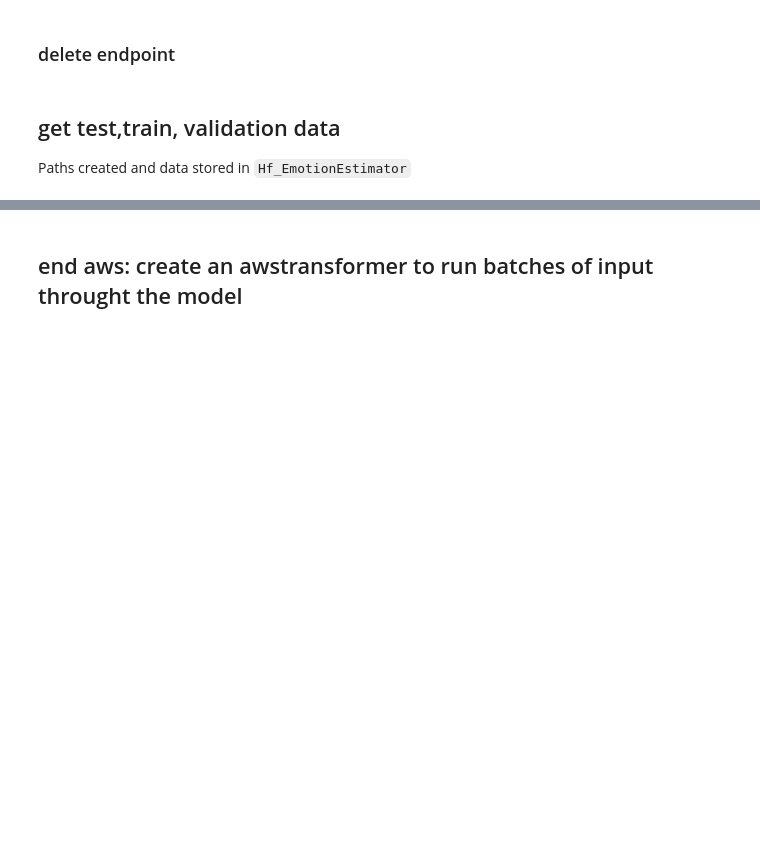
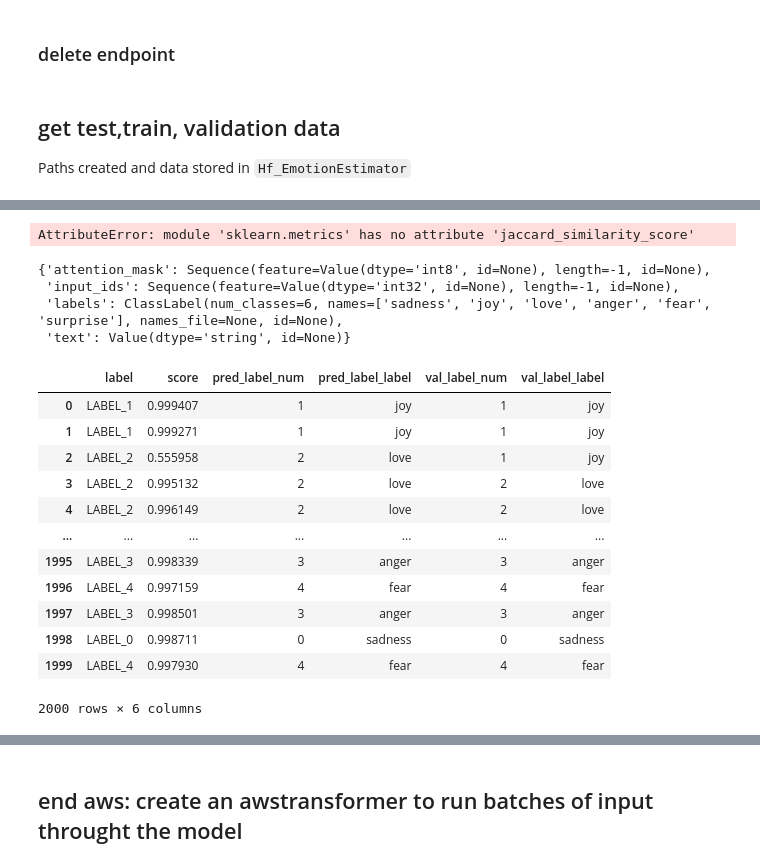
Before and after one commit to bdonkey/HuggingFacenotebooks, a Jupyter notebook: sagemaker/ss_01_getting_started_pytorch/Hf_EmotionsPredictor.ipynb, the cells around one changed output, grey strips where cells are left out. Cells and saved outputs as stored; diff of their text form; code cells hidden in the pictures; blank space fills up the shorter version.

```diff
--- a/sagemaker/ss_01_getting_started_pytorch/Hf_EmotionsPredictor.ipynb
+++ b/sagemaker/ss_01_getting_started_pytorch/Hf_EmotionsPredictor.ipynb
@@ -101,0 +210,21 @@ validation_dataset = load_from_disk(validation_input_path,fs=s3)
+# %%
+def val_label_int2str(row):
+    return validation_dataset.features["labels"].int2str(row)
+# %%
+validation_dataset.set_format(type="pandas")
+val_df = validation_dataset[:]
+
+# get lable class name that belongs to number
+val_df["label_name"] = val_df["labels"].apply(val_label_int2str)
+# %%
+bt_df = pd.DataFrame(batch_transform_result)
+
+# convert label_ pred to number
+bt_df['pred_label_num']=bt_df["label"].apply(lambda x: int(x[-1]))
+
+# get lable class name that belongs to number
+bt_df['pred_label_label'] = bt_df['pred_label_num'].apply(val_label_int2str)
+# %%
+#merge the correct labels with the predicted
+bt_df['val_label_num'] = val_df.labels
+bt_df['val_label_label']= val_df.label_name
@@ -101,0 +278,33 @@ validation_dataset = load_from_disk(validation_input_path,fs=s3)
+# %%
+#old does not work
+from pandas_ml import ConfusionMatrix
+
+Confusion_Matrix = ConfusionMatrix(
+    bt_df['val_label_label'],
+    bt_df['pred_label_label'])
+Confusion_Matrix.print_stats()
+# %% [output]
+AttributeError: module 'sklearn.metrics' has no attribute 'jaccard_similarity_score'
+# %%
+validation_dataset.features
+# %% [output]
+{'attention_mask': Sequence(feature=Value(dtype='int8', id=None), length=-1, id=None),
+ 'input_ids': Sequence(feature=Value(dtype='int32', id=None), length=-1, id=None),
+ 'labels': ClassLabel(num_classes=6, names=['sadness', 'joy', 'love', 'anger', 'fear', 'surprise'], names_file=None, id=None),
+ 'text': Value(dtype='string', id=None)}
+# %%
+bt_df
+# %% [output]
+|  | label | score | pred_label_num | pred_label_label | val_label_num | val_label_label |
+| 0 | LABEL_1 | 0.999407 | 1 | joy | 1 | joy |
+| 1 | LABEL_1 | 0.999271 | 1 | joy | 1 | joy |
+| 2 | LABEL_2 | 0.555958 | 2 | love | 1 | joy |
+| 3 | LABEL_2 | 0.995132 | 2 | love | 2 | love |
+| 4 | LABEL_2 | 0.996149 | 2 | love | 2 | love |
+| ... | ... | ... | ... | ... | ... | ... |
+| 1995 | LABEL_3 | 0.998339 | 3 | anger | 3 | anger |
+| 1996 | LABEL_4 | 0.997159 | 4 | fear | 4 | fear |
+| 1997 | LABEL_3 | 0.998501 | 3 | anger | 3 | anger |
+| 1998 | LABEL_0 | 0.998711 | 0 | sadness | 0 | sadness |
+| 1999 | LABEL_4 | 0.997930 | 4 | fear | 4 | fear |
+2000 rows × 6 columns
```
Also changed, not shown: parts of 53 cells of this notebook.
